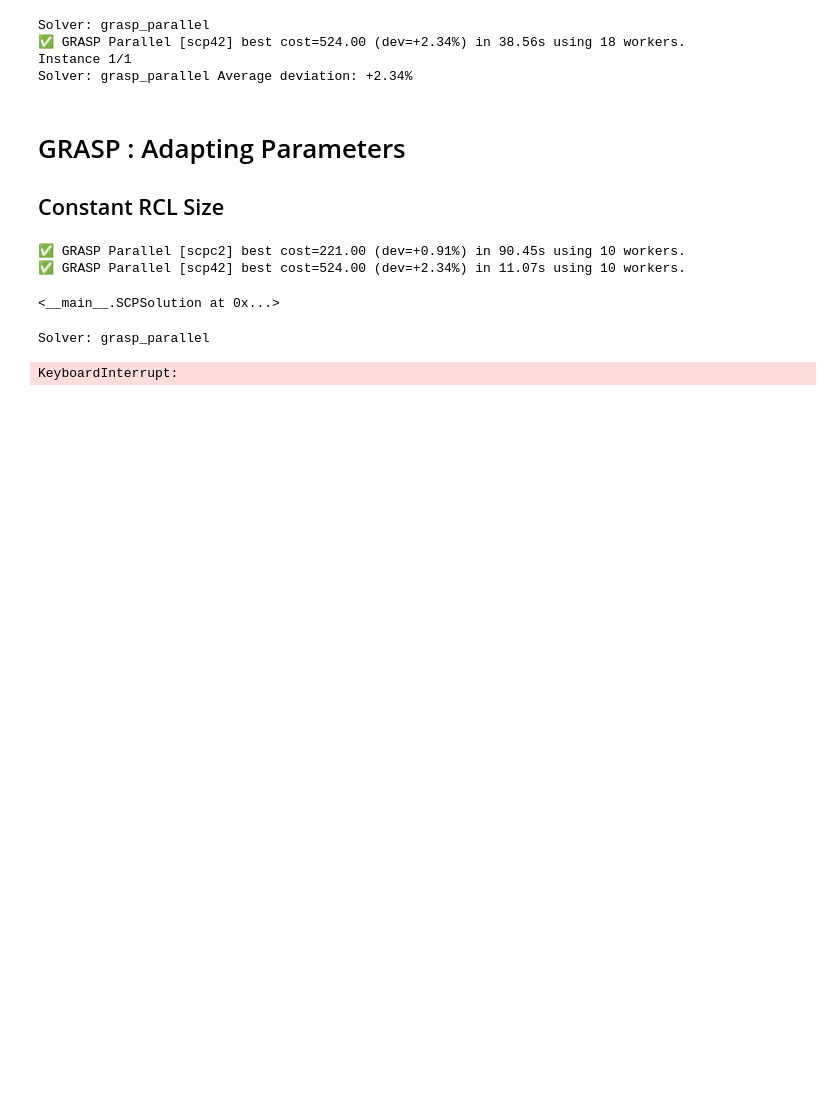
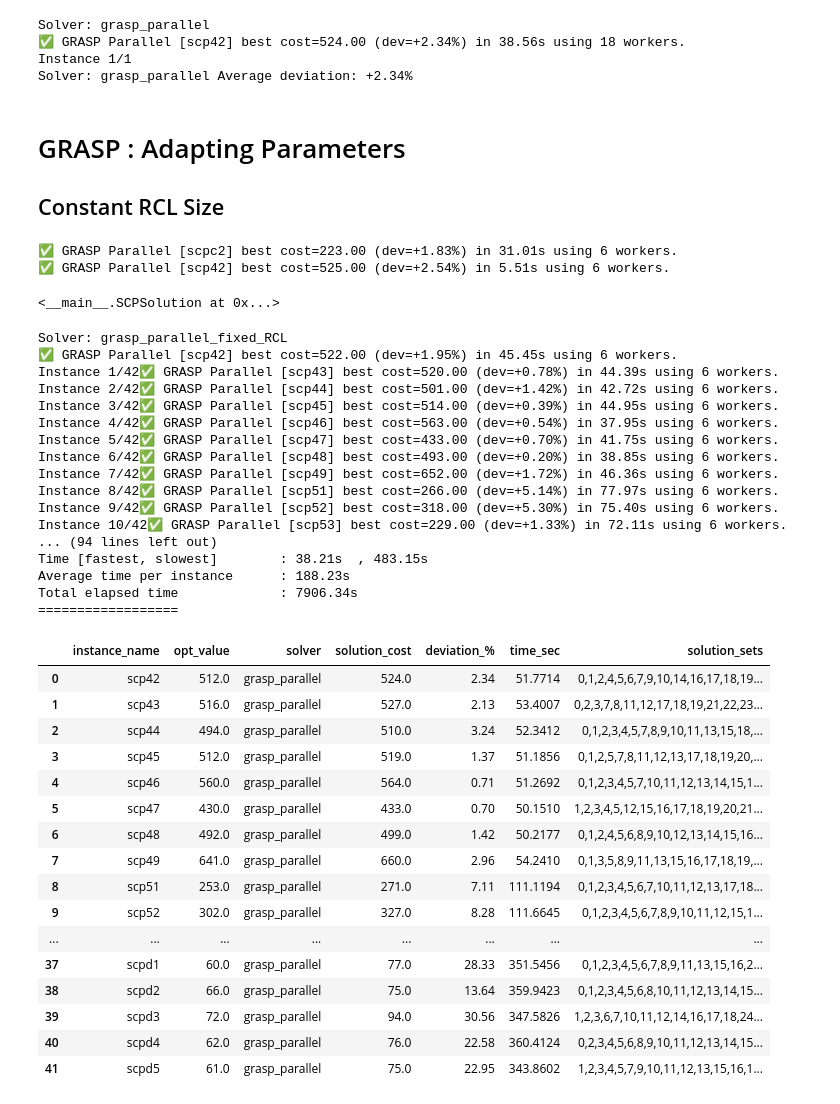
Before and after one commit to Xizesse/Heuristics, a Jupyter notebook: SetCoveringProblem/SetCoveringProblem.ipynb, the cells around one changed output. Cells and saved outputs as stored; diff of their text form; code cells hidden in the pictures; blank space fills up the shorter version.

Commit message:
Paralell GRASP results run

```diff
--- a/SetCoveringProblem/SetCoveringProblem.ipynb
+++ b/SetCoveringProblem/SetCoveringProblem.ipynb
@@ -1776,22 +1816,65 @@ large_instance = SCPInstance(33)  # adjust index as needed
 #small_instance.summary()
 #large_instance.summary()
 
-grasp_parallel_fixed_RCL(large_instance, desired_RCL=20, max_time=600.0, num_iter=100, num_workers=10, seed=42)
-grasp_parallel_fixed_RCL(small_instance, desired_RCL=20, max_time=600.0, num_iter=100, num_workers=10, seed=42)
+grasp_parallel_fixed_RCL(large_instance, desired_RCL=20, max_time=600.0, num_iter=10, num_workers=6, seed=42)
+grasp_parallel_fixed_RCL(small_instance, desired_RCL=20, max_time=600.0, num_iter=10, num_workers=6, seed=42)
 # %% [output]
-✅ GRASP Parallel [scpc2] best cost=221.00 (dev=+0.91%) in 90.45s using 10 workers.
-✅ GRASP Parallel [scp42] best cost=524.00 (dev=+2.34%) in 11.07s using 10 workers.
+✅ GRASP Parallel [scpc2] best cost=223.00 (dev=+1.83%) in 31.01s using 6 workers.
+✅ GRASP Parallel [scp42] best cost=525.00 (dev=+2.54%) in 5.51s using 6 workers.
 <__main__.SCPSolution at 0x...>
 # %%
 solve_all_instances(
-    "grasp_parallel",
-    "grasp_parallel_dynamic_RCL_results.csv",
+    "grasp_parallel_fixed_RCL",
+    "grasp_parallel_fixed_RCL.csv",
     num_instances=0,
     desired_RCL=20,
     max_time=600.0,
     num_iter=100,
-    num_workers=18,
+    num_workers=6,
     seed=42)
+
+
+solve_all_instances(
+    "grasp_parallel",
+    "grasp_parallel_results.csv",
+    num_instances=0,
+    alpha=0.05,
+    max_time=600.0,
+    num_iter=100,
+    num_workers=6,
+    seed=42)
 # %% [output]
-Solver: grasp_parallel
+Solver: grasp_parallel_fixed_RCL
+✅ GRASP Parallel [scp42] best cost=522.00 (dev=+1.95%) in 45.45s using 6 workers.
+Instance 1/42✅ GRASP Parallel [scp43] best cost=520.00 (dev=+0.78%) in 44.39s using 6 workers.
+Instance 2/42✅ GRASP Parallel [scp44] best cost=501.00 (dev=+1.42%) in 42.72s using 6 workers.
+Instance 3/42✅ GRASP Parallel [scp45] best cost=514.00 (dev=+0.39%) in 44.95s using 6 workers.
+Instance 4/42✅ GRASP Parallel [scp46] best cost=563.00 (dev=+0.54%) in 37.95s using 6 workers.
+Instance 5/42✅ GRASP Parallel [scp47] best cost=433.00 (dev=+0.70%) in 41.75s using 6 workers.
+Instance 6/42✅ GRASP Parallel [scp48] best cost=493.00 (dev=+0.20%) in 38.85s using 6 workers.
+Instance 7/42✅ GRASP Parallel [scp49] best cost=652.00 (dev=+1.72%) in 46.36s using 6 workers.
+Instance 8/42✅ GRASP Parallel [scp51] best cost=266.00 (dev=+5.14%) in 77.97s using 6 workers.
+Instance 9/42✅ GRASP Parallel [scp52] best cost=318.00 (dev=+5.30%) in 75.40s using 6 workers.
+Instance 10/42✅ GRASP Parallel [scp53] best cost=229.00 (dev=+1.33%) in 72.11s using 6 workers.
+... (94 lines left out)
+Time [fastest, slowest]        : 38.21s  , 483.15s
+Average time per instance      : 188.23s
+Total elapsed time             : 7906.34s
+==================
-KeyboardInterrupt:
+|  | instance_name | opt_value | solver | solution_cost | deviation_% | time_sec | solution_sets |
+| 0 | scp42 | 512.0 | grasp_parallel | 524.0 | 2.34 | 51.7714 | 0,1,2,4,5,6,7,9,10,14,16,17,18,19... |
+| 1 | scp43 | 516.0 | grasp_parallel | 527.0 | 2.13 | 53.4007 | 0,2,3,7,8,11,12,17,18,19,21,22,23... |
+| 2 | scp44 | 494.0 | grasp_parallel | 510.0 | 3.24 | 52.3412 | 0,1,2,3,4,5,7,8,9,10,11,13,15,18,... |
+| 3 | scp45 | 512.0 | grasp_parallel | 519.0 | 1.37 | 51.1856 | 0,1,2,5,7,8,11,12,13,17,18,19,20,... |
+| 4 | scp46 | 560.0 | grasp_parallel | 564.0 | 0.71 | 51.2692 | 0,1,2,3,4,5,7,10,11,12,13,14,15,1... |
+| 5 | scp47 | 430.0 | grasp_parallel | 433.0 | 0.70 | 50.1510 | 1,2,3,4,5,12,15,16,17,18,19,20,21... |
+| 6 | scp48 | 492.0 | grasp_parallel | 499.0 | 1.42 | 50.2177 | 0,1,2,4,5,6,8,9,10,12,13,14,15,16... |
+| 7 | scp49 | 641.0 | grasp_parallel | 660.0 | 2.96 | 54.2410 | 0,1,3,5,8,9,11,13,15,16,17,18,19,... |
+| 8 | scp51 | 253.0 | grasp_parallel | 271.0 | 7.11 | 111.1194 | 0,1,2,3,4,5,6,7,10,11,12,13,17,18... |
+| 9 | scp52 | 302.0 | grasp_parallel | 327.0 | 8.28 | 111.6645 | 0,1,2,3,4,5,6,7,8,9,10,11,12,15,1... |
+| ... | ... | ... | ... | ... | ... | ... | ... |
+| 37 | scpd1 | 60.0 | grasp_parallel | 77.0 | 28.33 | 351.5456 | 0,1,2,3,4,5,6,7,8,9,11,13,15,16,2... |
+| 38 | scpd2 | 66.0 | grasp_parallel | 75.0 | 13.64 | 359.9423 | 0,1,2,3,4,5,6,8,10,11,12,13,14,15... |
+| 39 | scpd3 | 72.0 | grasp_parallel | 94.0 | 30.56 | 347.5826 | 1,2,3,6,7,10,11,12,14,16,17,18,24... |
+| 40 | scpd4 | 62.0 | grasp_parallel | 76.0 | 22.58 | 360.4124 | 0,2,3,4,5,6,8,9,10,11,12,13,14,15... |
+| 41 | scpd5 | 61.0 | grasp_parallel | 75.0 | 22.95 | 343.8602 | 1,2,3,4,5,7,9,10,11,12,13,15,16,1... |
```
Also changed, not shown: parts of 3 cells of this notebook, 5 other files.
